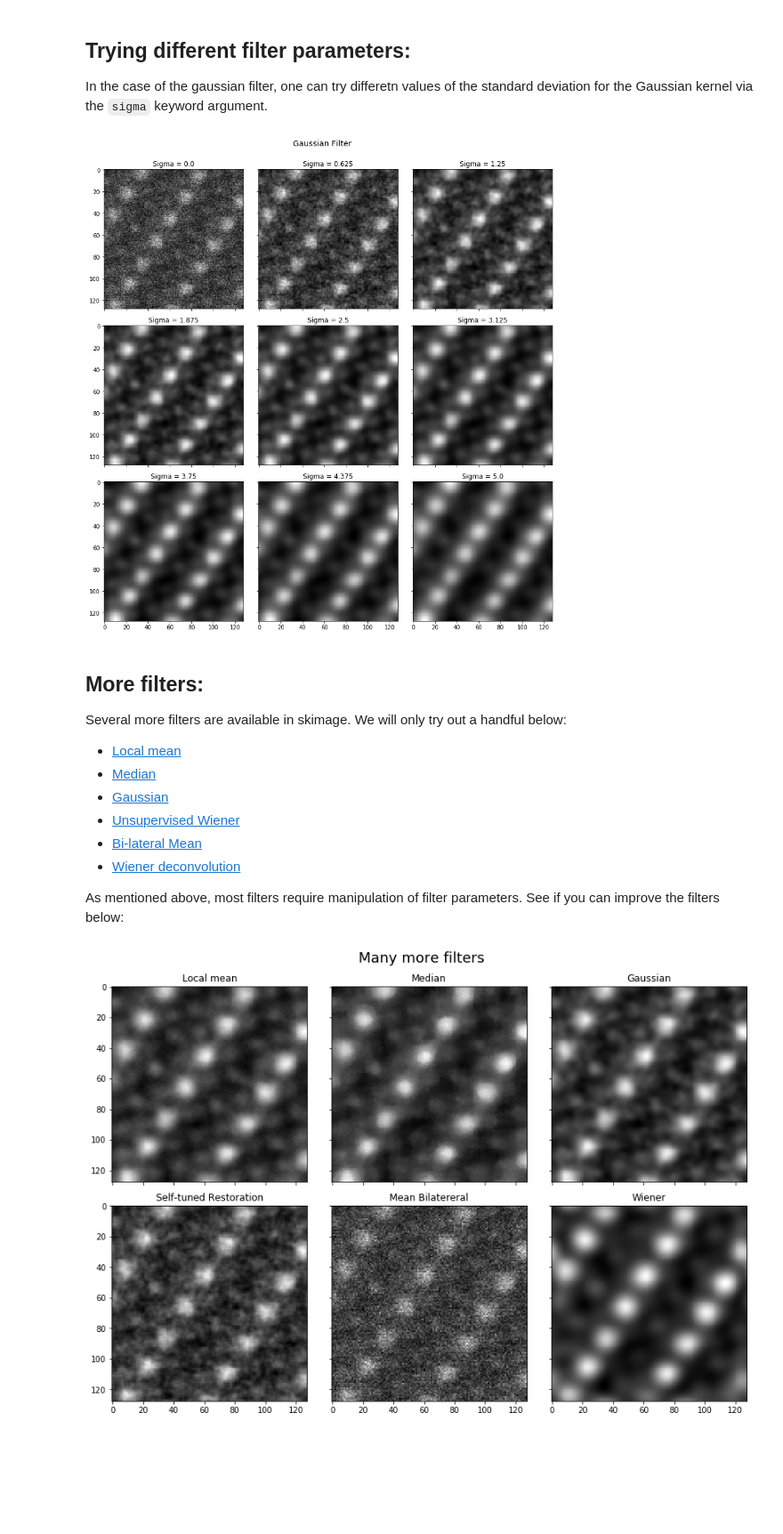
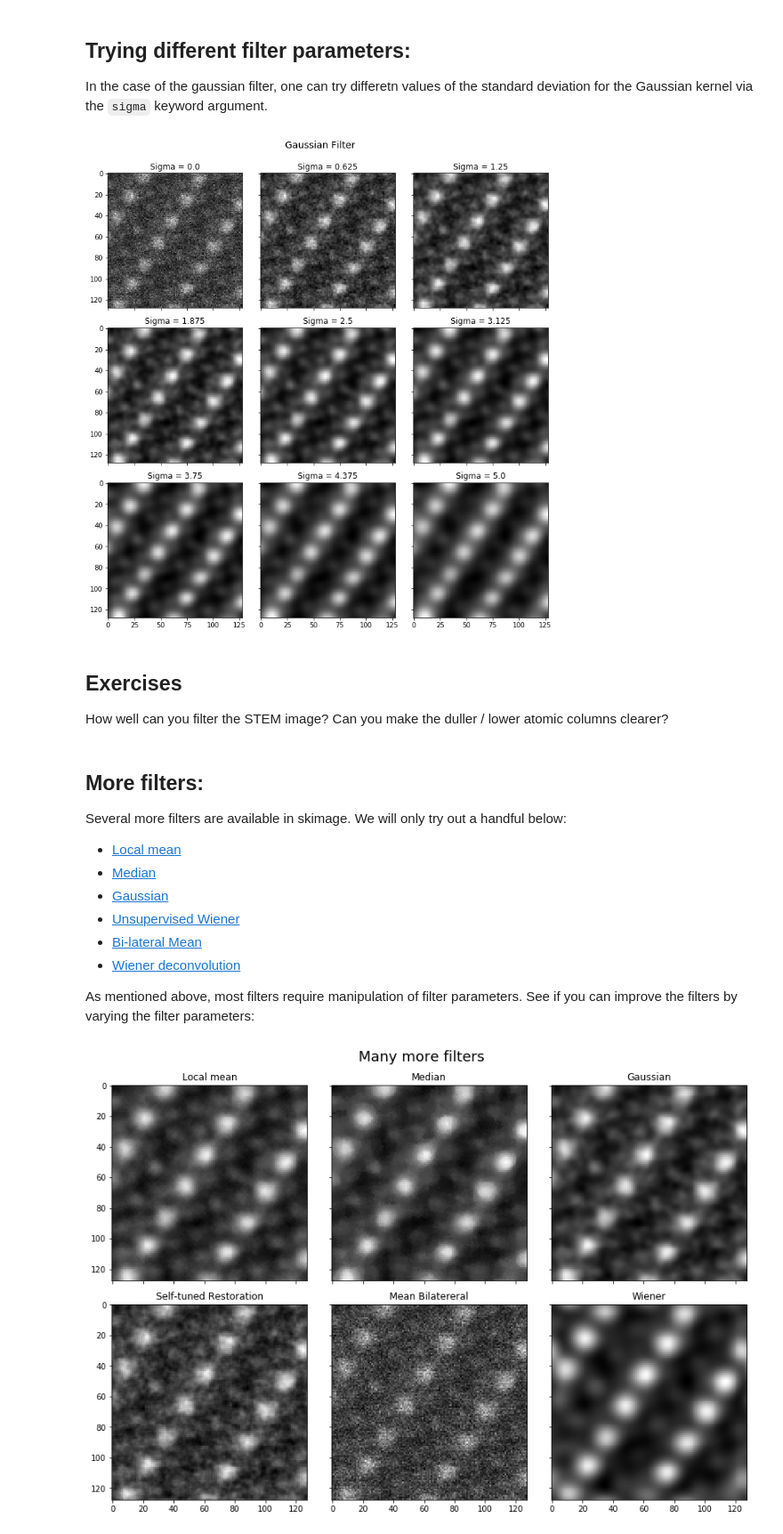
Before and after one commit to pycroscopy/CNMS_UM_2018_SPIMA, a Jupyter notebook: 06_Image_Processing.ipynb, the cells around one changed output. Shown at 89% size. Drawn from its saved outputs; the diff is of its cells as text; code cells hidden in the pictures; blank space fills up the shorter version.

Commit message:
First completed draft of Image processing

```diff
--- a/06_Image_Processing.ipynb
+++ b/06_Image_Processing.ipynb
@@ -131,8 +168,0 @@ Text(0.5,0,'Pixel intensity')
-# %%
-p2, p98 = np.percentile(stem_image, (2, 95))
-img_rescale = exposure.rescale_intensity(stem_image, in_range=(p2, p98))
-
-fig, axes = plt.subplots(ncols=2, figsize=(12, 6))
-for axis, img, title in zip(axes, [stem_image, img_rescale], ['Original', 'Rescaled']):
-    axis.imshow(img, cmap='gray')
-    axis.set_title(title)
@@ -148,8 +168,0 @@ axis.hist(img_rescale.ravel(), bins=256, histtype='step', color='black');
-# %%
-
-img_adapteq = exposure.equalize_adapthist(img, clip_limit=0.03)
-
-fig, axes = plt.subplots(ncols=2, figsize=(12, 6))
-for axis, img, title in zip(axes, [stem_image, img_rescale], ['Original', 'Adaptive Rescaled']):
-    axis.imshow(img, cmap='gray')
-    axis.set_title(title)
@@ -241,16 +255,19 @@ In the case of the gaussian filter, one can try differetn values of the standard
 # %%
 cropped_image = stem_image[:128, :128]
 
 sigma_values = np.linspace(0, 5, num=9)
-fig, axes = plt.subplots(nrows=3, ncols=3, figsize=(12, 12), sharex=True, sharey=True)
+fig, axes = plt.subplots(nrows=3, ncols=3, figsize=(10, 10), sharex=True, sharey=True)
 for axis, gaus_sigma in zip(axes.flat, sigma_values):
     gaussian_filtered = filters.gaussian(cropped_image, sigma=gaus_sigma)
     axis.imshow(gaussian_filtered, cmap='gray')
     axis.set_title('Sigma = {}'.format(gaus_sigma));
 fig.suptitle('Gaussian Filter', fontsize=14, y=1.03)
 fig.tight_layout()
 # %% [output]
-[figure, old version]
+[figure, new version]
+# %% [markdown]
+## Exercises
+How well can you filter the STEM image? Can you make the duller / lower atomic columns clearer?
 # %% [markdown]
 ## More filters:
 Several more filters are available in skimage. We will only try out a handful below:
@@ -261,7 +278,7 @@ Several more filters are available in skimage. We will only try out a handful be
 * [Bi-lateral Mean](http://scikit-image.org/docs/dev/auto_examples/xx_applications/plot_rank_filters.html)
 * [Wiener deconvolution](http://scikit-image.org/docs/dev/api/skimage.restoration.html#skimage.restoration.wiener)
 
-As mentioned above, most filters require manipulation of filter parameters. See if you can improve the filters below:
+As mentioned above, most filters require manipulation of filter parameters. See if you can improve the filters by varying the filter parameters:
 # %%
 cropped_image = stem_image[:128, :128]
 
```
Also changed, not shown: parts of 85 cells of this notebook.
